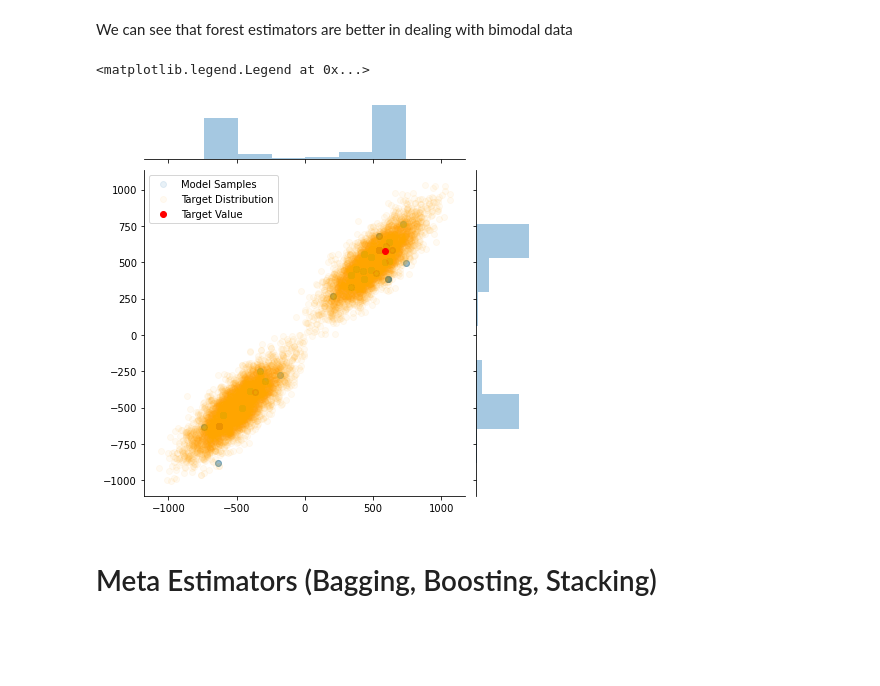
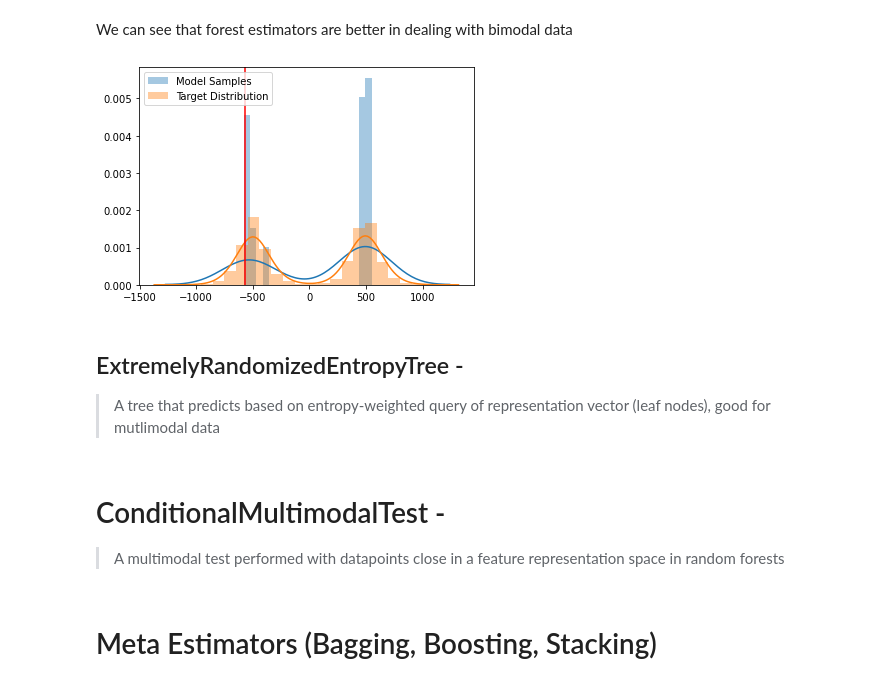
Before and after one commit to AlanGanem/scikit-density, a Jupyter notebook: notebooks/01_ensemble.ipynb, the cells around one changed output. Saved outputs shown, nothing was run; the diff lists cells and outputs as text; code cells hidden in the pictures; blank space fills up the shorter version.

```diff
--- a/notebooks/01_ensemble.ipynb
+++ b/notebooks/01_ensemble.ipynb
@@ -241,11 +143,14 @@ class EnsembleTreesDensityMixin:
     def _similarity_sample(self, X, sample_size = 100, weights = None, n_neighbors = 10, lower_bound = 0.0, alpha = 1):
         idx, sim = self._query_idx_and_sim(X ,n_neighbors=n_neighbors, lower_bound=lower_bound)
         idx, sim = np.array(idx), np.array(sim)
+
         p = self._handle_sample_weights(weights, sim, alpha)
         samples = []
         for i in range(len(idx)):
-            sampled_idxs = np.random.choice(idx[i], size = sample_size, replace = True, p = p[i])
-            samples.append(self.y_[sampled_idxs])
+            samples.append(self.y_[sample_multi_dim(idx[i], size = sample_size, weights = p[i], axis = 0)])
+
+            #sampled_idxs = np.random.choice(idx[i], size = sample_size, replace = True, p = p[i])
+            #samples.append(self.y_[sampled_idxs])
 
         return np.array(samples)
 
@@ -326,11 +231,11 @@ def NaiveTreeEnsemble(estimator):
 # %% [markdown]
 We can see that the naive estimator struggles to estimate density of correlated bimodal targets. it estimates well the marginal
 distributions bot poorly the joint distributions
+# %%
+estimator = ensemble.RandomForestRegressor(n_estimators = 10,min_samples_leaf = 2)
+density_estimator = NaiveTreeEnsemble(estimator).fit(X_train,y_train)
 # %%
 i = 55
-estimator = RandomForestRegressor(n_estimators = 10,min_samples_leaf = 2)
-density_estimator = NaiveTreeEnsemble(estimator).fit(X_train,y_train)
-
 samples = density_estimator.sample(X_test[i:i+1], sample_size = 700)
 
 jntplot = sns.jointplot(samples[0,:,0], samples[0,:,1], joint_kws = {'label':'Model Samples', 'alpha':0.1})
@@ -393,18 +298,27 @@ def SimilarityTreeEnsemble(estimator):
     return SimilarityTreeEnsemble()
 # %% [markdown]
 We can see that forest estimators are better in dealing with bimodal data
+# %%
+estimator = ensemble.ExtraTreesRegressor(n_estimators = 10,min_samples_leaf = 2)
+density_estimator = SimilarityTreeEnsemble(estimator).fit(X_train,y_train[:,0])
 # %%
 i = 55
-estimator = RandomForestRegressor(n_estimators = 10,min_samples_leaf = 2)
-density_estimator = SimilarityTreeEnsemble(estimator).fit(X_train,y_train)
+samples = density_estimator.sample(X_test[i:i+1], sample_size = 70, alpha = 2)
 
-samples = density_estimator.sample(X_test[i:i+1], sample_size = 700, alpha = 5)
+if (len(samples.shape) > 1) and (samples.shape[-1] == 2):
+    jntplot = sns.jointplot(samples[0,:,0], samples[0,:,1], joint_kws = {'label':'Model Samples', 'alpha':0.1})
+    jntplot.ax_joint.scatter(y[:,0], y[:,1], color = 'orange', alpha = 0.05, label = 'Target Distribution')
+    jntplot.ax_joint.scatter(y_test[i,0], y_test[i,1], color = 'red', label = 'Target Value')
 
-jntplot = sns.jointplot(samples[0,:,0], samples[0,:,1], joint_kws = {'label':'Model Samples', 'alpha':0.1})
-jntplot.ax_joint.scatter(y[:,0], y[:,1], color = 'orange', alpha = 0.05, label = 'Target Distribution')
-jntplot.ax_joint.scatter(y_test[i,0], y_test[i,1], color = 'red', label = 'Target Value')
+    jntplot.ax_joint.legend()
 
-jntplot.ax_joint.legend()
+else:
+    sns.distplot(samples, kde = True, bins = 20, hist_kws = {'label':'Model Samples'})
+    dst = sns.distplot(y_test, kde = True, bins = 20, hist_kws = {'label':'Target Distribution'})
+    dst._axes.axvline(y_test[i,1], color = 'r')
+    dst._axes.legend()
 # %% [output]
-<matplotlib.legend.Legend at 0x...>
-[figure, old version]
+[figure, new version]
+# %% [markdown]
+## ExtremelyRandomizedEntropyTree -
+> A tree that predicts based on entropy-weighted query of representation vector (leaf nodes), good for mutlimodal data
@@ -411,3 +327,6 @@ jntplot.ax_joint.legend()
+# %% [markdown]
+# ConditionalMultimodalTest -
+> A multimodal test performed with datapoints close in a feature representation space in random forests
 # %% [markdown]
 # Meta Estimators (Bagging, Boosting, Stacking)
 # %% [markdown]
```
Also changed, not shown: parts of 22 cells of this notebook, 15 other files.
